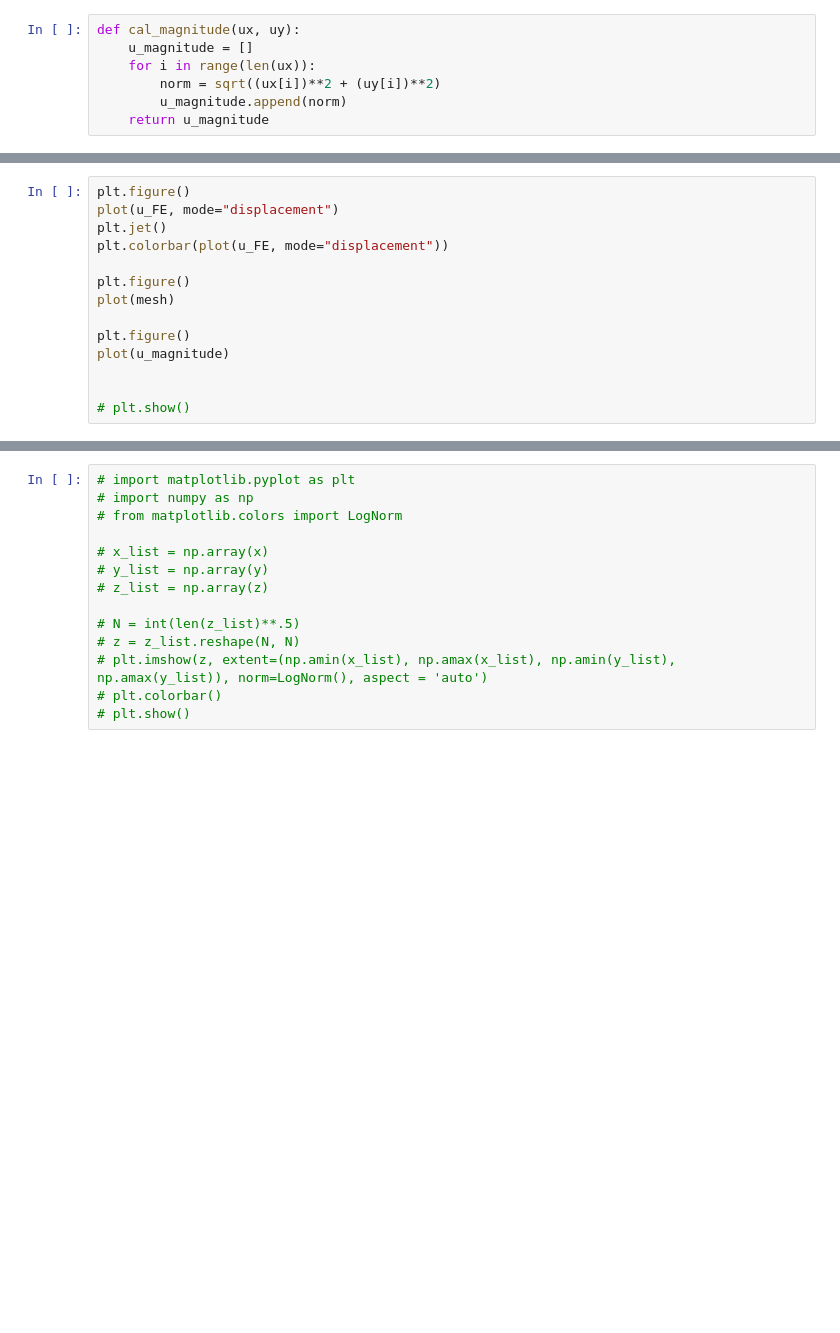
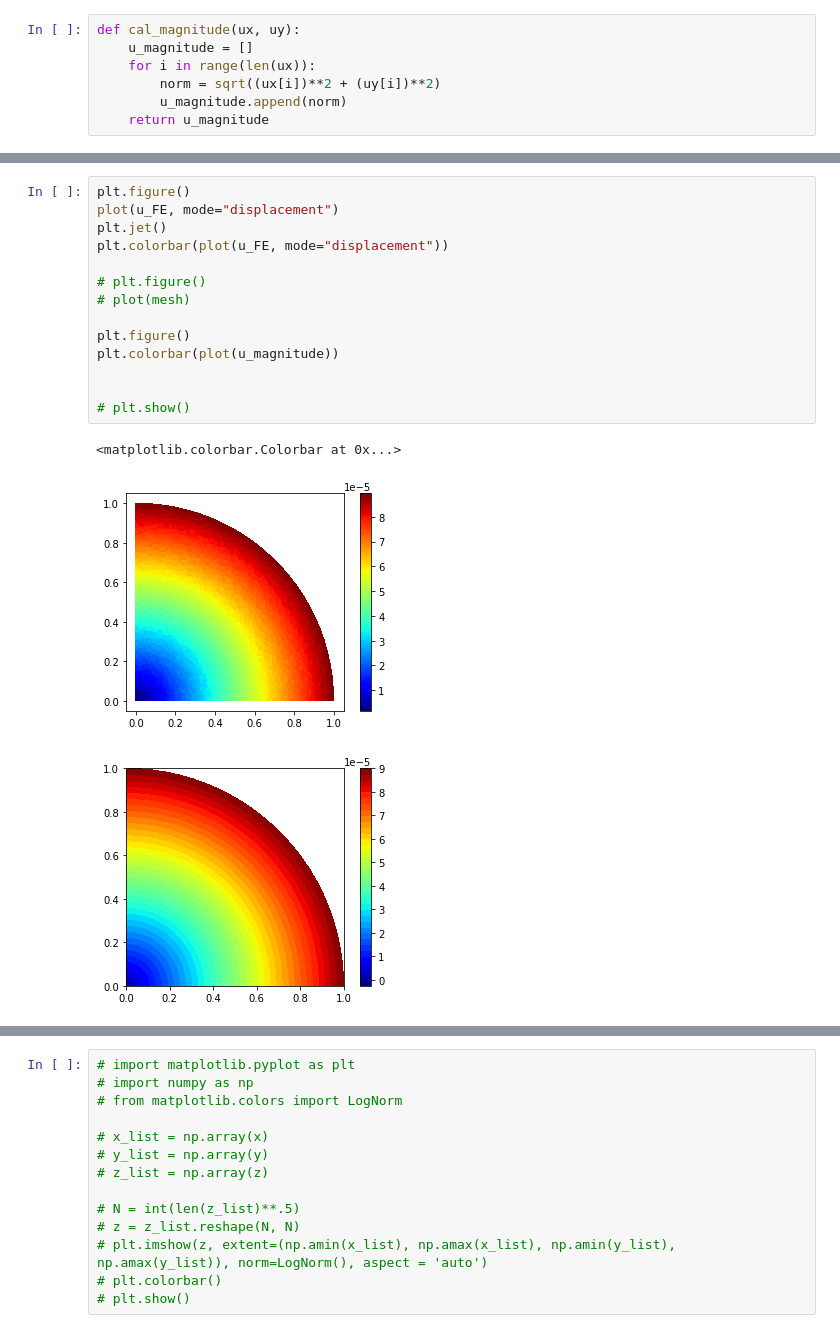
Before and after one commit to XuanQuangPham91/FEniCS-RBniCS-examples, a Jupyter notebook: 20210226_Coordinate_extraction/pandas_test_jupyter.ipynb, the cells around one changed output, grey strips where cells are left out. Saved outputs shown, nothing was run; the diff lists cells and outputs as text; blank space fills up the shorter version.

```diff
--- a/20210226_Coordinate_extraction/pandas_test_jupyter.ipynb
+++ b/20210226_Coordinate_extraction/pandas_test_jupyter.ipynb
@@ -68,17 +98,21 @@ NameError: name 'V' is not defined
 # %%
 plt.figure()
 plot(u_FE, mode="displacement")
 plt.jet()
 plt.colorbar(plot(u_FE, mode="displacement"))
 
-plt.figure()
-plot(mesh)
+# plt.figure()
+# plot(mesh)
 
 plt.figure()
-plot(u_magnitude)
+plt.colorbar(plot(u_magnitude))
 
 
 # plt.show()
+# %% [output]
+<matplotlib.colorbar.Colorbar at 0x...>
+[figure, added]
+[figure, added]
 # %%
 # fig = plt.figure()
 # ax = plt.axes(projection='3d')
```
Also changed, not shown: parts of 7 cells of this notebook, 6 other files.
